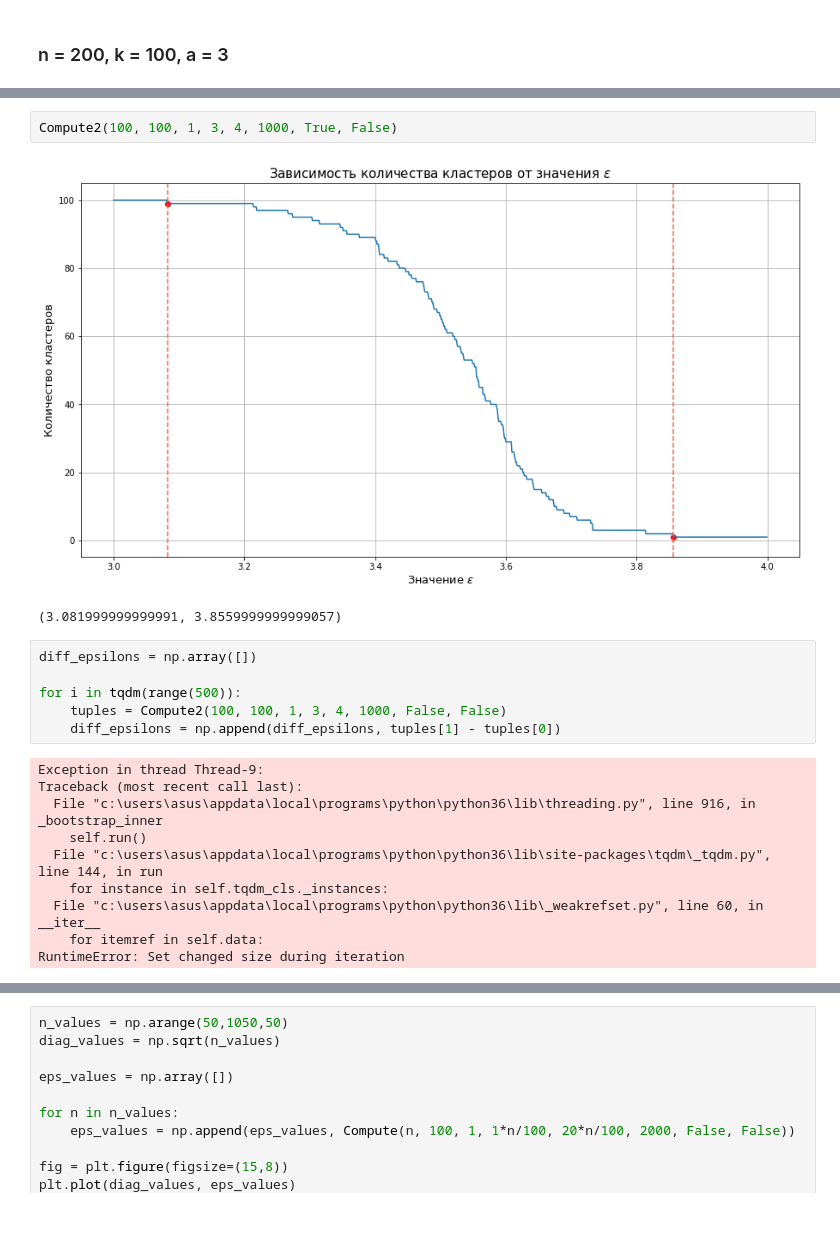
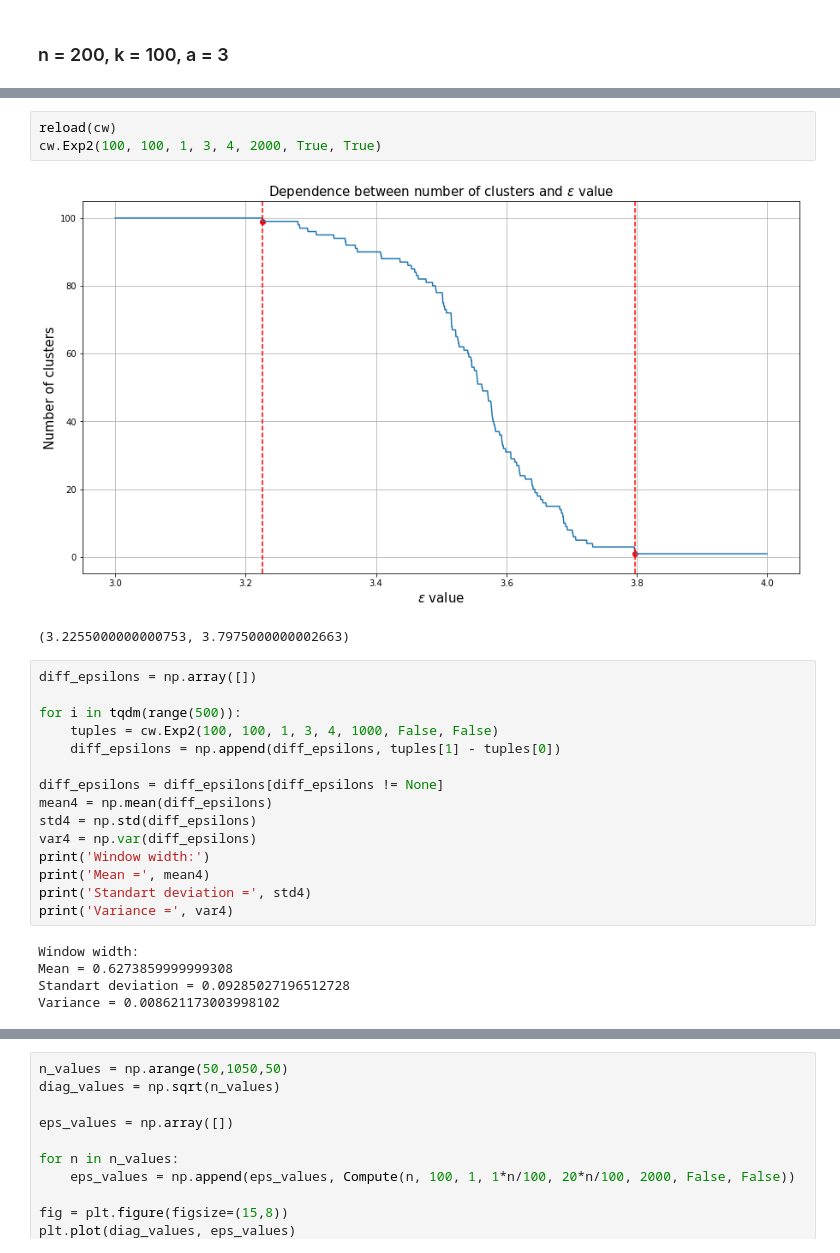
Before and after one commit to apugachev/Coursework-2018, a Jupyter notebook: coursework.ipynb, the cells around one changed output, grey strips where cells are left out. Saved outputs shown, nothing was run; the diff lists cells and outputs as text; blank space fills up the shorter version.

```diff
--- a/coursework.ipynb
+++ b/coursework.ipynb
@@ -153,21 +97,26 @@ def Compute2(n, k, a, eps_min, eps_max, steps, show_graph=False, pdf_export=Fals
 # %%
-Compute2(100, 100, 1, 3, 4, 1000, True, False)
+reload(cw)
+cw.Exp2(100, 100, 1, 3, 4, 2000, True, True)
 # %% [output]
-[figure, old version]
+[figure, new version]
-(3.081999999999991, 3.8559999999999057)
+(3.2255000000000753, 3.7975000000002663)
 # %%
 diff_epsilons = np.array([])
 
 for i in tqdm(range(500)):
-    tuples = Compute2(100, 100, 1, 3, 4, 1000, False, False)
+    tuples = cw.Exp2(100, 100, 1, 3, 4, 1000, False, False)
     diff_epsilons = np.append(diff_epsilons, tuples[1] - tuples[0])
+
+diff_epsilons = diff_epsilons[diff_epsilons != None]
+mean4 = np.mean(diff_epsilons)
+std4 = np.std(diff_epsilons)
+var4 = np.var(diff_epsilons)
+print('Window width:')
+print('Mean =', mean4)
+print('Standart deviation =', std4)
+print('Variance =', var4)
 # %% [output]
-Exception in thread Thread-9:
-Traceback (most recent call last):
-  File "c:\users\asus\appdata\local\programs\python\python36\lib\threading.py", line 916, in _bootstrap_inner
-    self.run()
-  File "c:\users\asus\appdata\local\programs\python\python36\lib\site-packages\tqdm\_tqdm.py", line 144, in run
-    for instance in self.tqdm_cls._instances:
-  File "c:\users\asus\appdata\local\programs\python\python36\lib\_weakrefset.py", line 60, in __iter__
-    for itemref in self.data:
-RuntimeError: Set changed size during iteration
+Window width:
+Mean = 0.6273859999999308
+Standart deviation = 0.09285027196512728
+Variance = 0.008621173003998102
```
Also changed, not shown: parts of 18 cells of this notebook, 1 other file.
